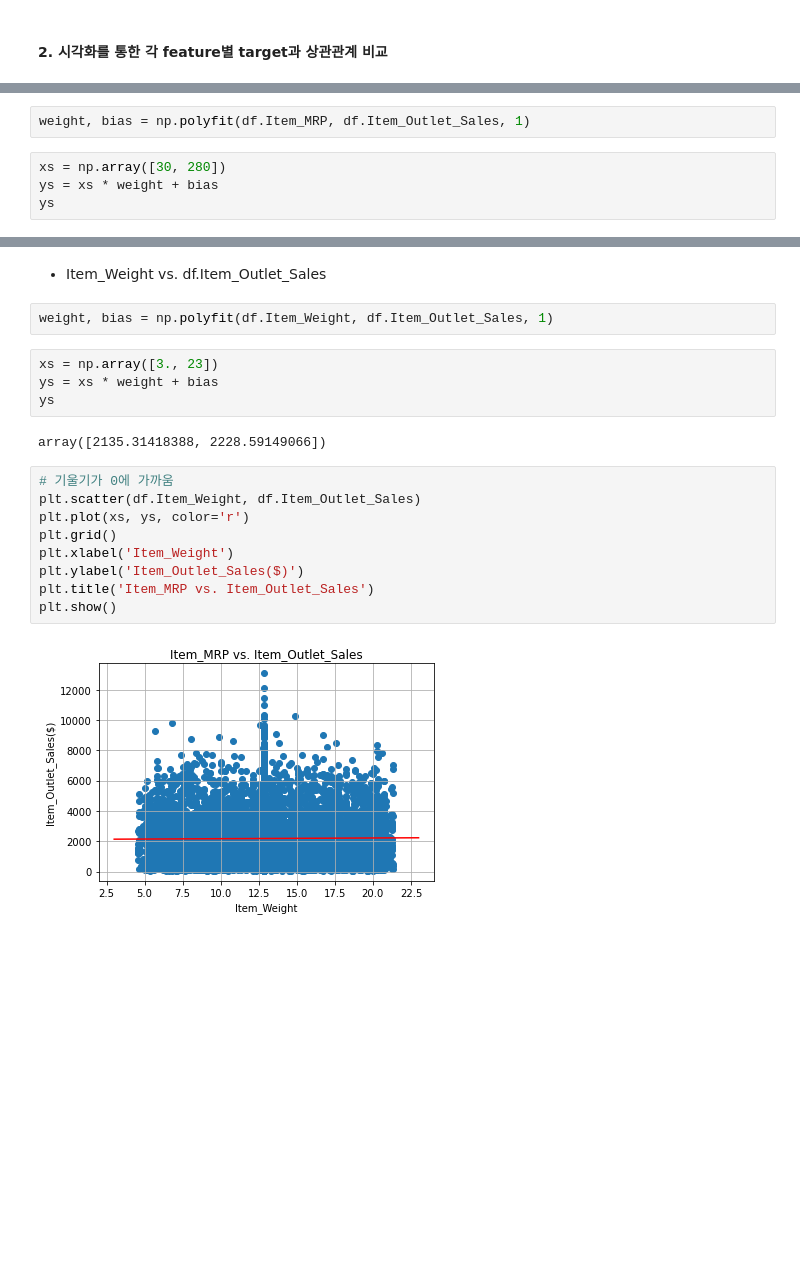
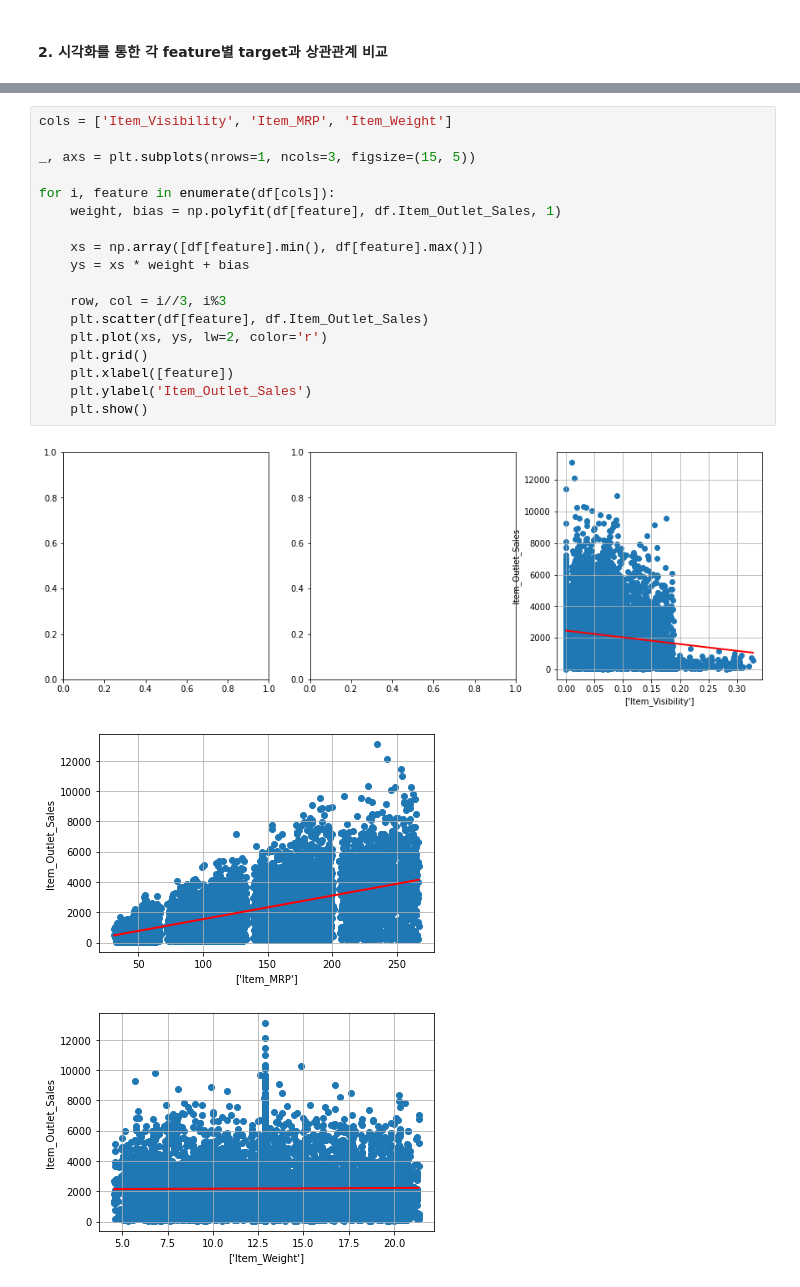
Before and after one commit to youngai1112/MachineLearning, a Jupyter notebook: 04.회귀/0103.빅마트_회귀분석2.ipynb, the cells around one changed output, grey strips where cells are left out. Saved outputs shown, nothing was run; the diff lists cells and outputs as text; blank space fills up the shorter version.

```diff
--- a/04.회귀/0103.빅마트_회귀분석2.ipynb
+++ b/04.회귀/0103.빅마트_회귀분석2.ipynb
@@ -121,6 +93,0 @@ plt.show()
-# %%
-weight, bias = np.polyfit(df.Item_MRP, df.Item_Outlet_Sales, 1)
-# %%
-xs = np.array([30, 280])
-ys = xs * weight + bias
-ys
@@ -140,23 +94,24 @@ plt.show()
-# %% [markdown]
-- Item_Weight vs. df.Item_Outlet_Sales
-# %%
-weight, bias = np.polyfit(df.Item_Weight, df.Item_Outlet_Sales, 1)
-# %%
-xs = np.array([3., 23])
-ys = xs * weight + bias
-ys
-# %% [output]
-array([2135.31418388, 2228.59149066])
-# %%
-# 기울기가 0에 가까움
-plt.scatter(df.Item_Weight, df.Item_Outlet_Sales)
-plt.plot(xs, ys, color='r')
-plt.grid()
-plt.xlabel('Item_Weight')
-plt.ylabel('Item_Outlet_Sales($)')
-plt.title('Item_MRP vs. Item_Outlet_Sales')
-plt.show()
-# %% [output]
-[figure, removed]
+# %%
+cols = ['Item_Visibility', 'Item_MRP', 'Item_Weight']
+
+_, axs = plt.subplots(nrows=1, ncols=3, figsize=(15, 5))
+
+for i, feature in enumerate(df[cols]):
+    weight, bias = np.polyfit(df[feature], df.Item_Outlet_Sales, 1)
+
+    xs = np.array([df[feature].min(), df[feature].max()])
+    ys = xs * weight + bias
+
+    row, col = i//3, i%3
+    plt.scatter(df[feature], df.Item_Outlet_Sales)
+    plt.plot(xs, ys, lw=2, color='r')
+    plt.grid()
+    plt.xlabel([feature])
+    plt.ylabel('Item_Outlet_Sales')
+    plt.show()
+# %% [output]
+[figure, added]
+[figure, added]
+[figure, added]
 # %% [markdown]
 #### 3. 선형회귀 모델을 이용하여 상관관계 정도 확인: 훈련, 테스트
```
Also changed, not shown: parts of 18 cells of this notebook, 1 other file.
